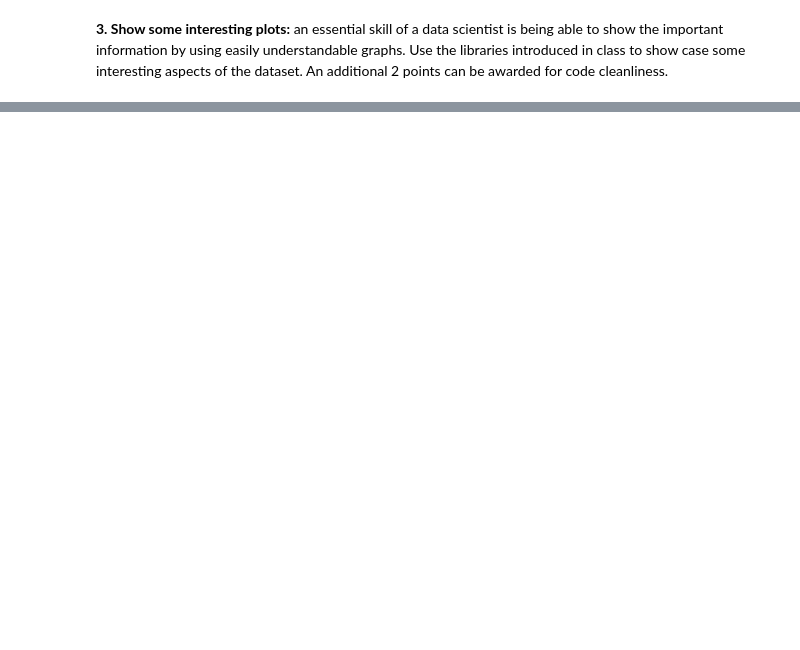
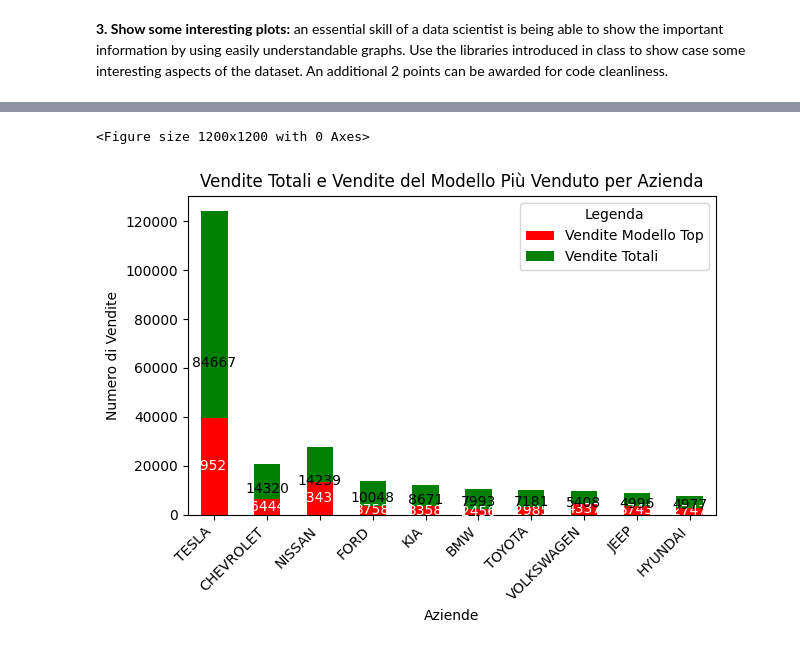
Before and after one commit to letizialanza01/Electric_Vehicles_Project, a Jupyter notebook: Electric_Vehicles_Project.ipynb, the cells around one changed output, grey strips where cells are left out. Cells and saved outputs as stored; diff of their text form; code cells hidden in the pictures; blank space fills up the shorter version.

```diff
--- a/Electric_Vehicles_Project.ipynb
+++ b/Electric_Vehicles_Project.ipynb
@@ -187,0 +230,8 @@ import seaborn as sns
+# %%
+#for each top 10 company, find and print the top selling model and its count
+for company in top_companies:
+    data = electric_vehicles[electric_vehicles['Make'] == company]
+    top_model_data = data.groupby('Model').size().sort_values(ascending = False)
+    top_model = top_model_data.index[0]
+    model_count = top_model_data.iloc[0]
+    print(f"The top selling model for {company} is {top_model} with {model_count} units sold")
@@ -187,0 +285,26 @@ import seaborn as sns
+# %%
+# Imposta i dati per il grafico a barre impilato
+df_plot = df_sales.set_index('Company')[['Top Model Sales', 'Total Sales']]
+
+# Creiamo il grafico a barre impilato
+plt.figure(figsize=(12, 12))
+df_plot.plot(kind='bar', stacked=True, color=['red', 'green'])
+
+# Aggiungi le etichette sopra le barre
+for i, (top_model, total_sales) in enumerate(zip(df_plot['Top Model Sales'], df_plot['Total Sales'])):
+    plt.text(i, top_model / 2, f'{top_model}', ha='center', va='center', color='white', fontsize=10)
+    plt.text(i, top_model + (total_sales - top_model) / 2, f'{total_sales}', ha='center', va='center', color='black', fontsize=10)
+
+# Etichette e titoli
+plt.title('Vendite Totali e Vendite del Modello Più Venduto per Azienda')
+plt.xlabel('Aziende')
+plt.ylabel('Numero di Vendite')
+plt.xticks(rotation=45, ha='right')
+plt.legend(['Vendite Modello Top', 'Vendite Totali'], title='Legenda')
+
+# Mostra il grafico
+plt.tight_layout()
+plt.show()
+# %% [output]
+<Figure size 1200x1200 with 0 Axes>
+[figure, added]
```
Also changed, not shown: parts of 12 cells of this notebook.
